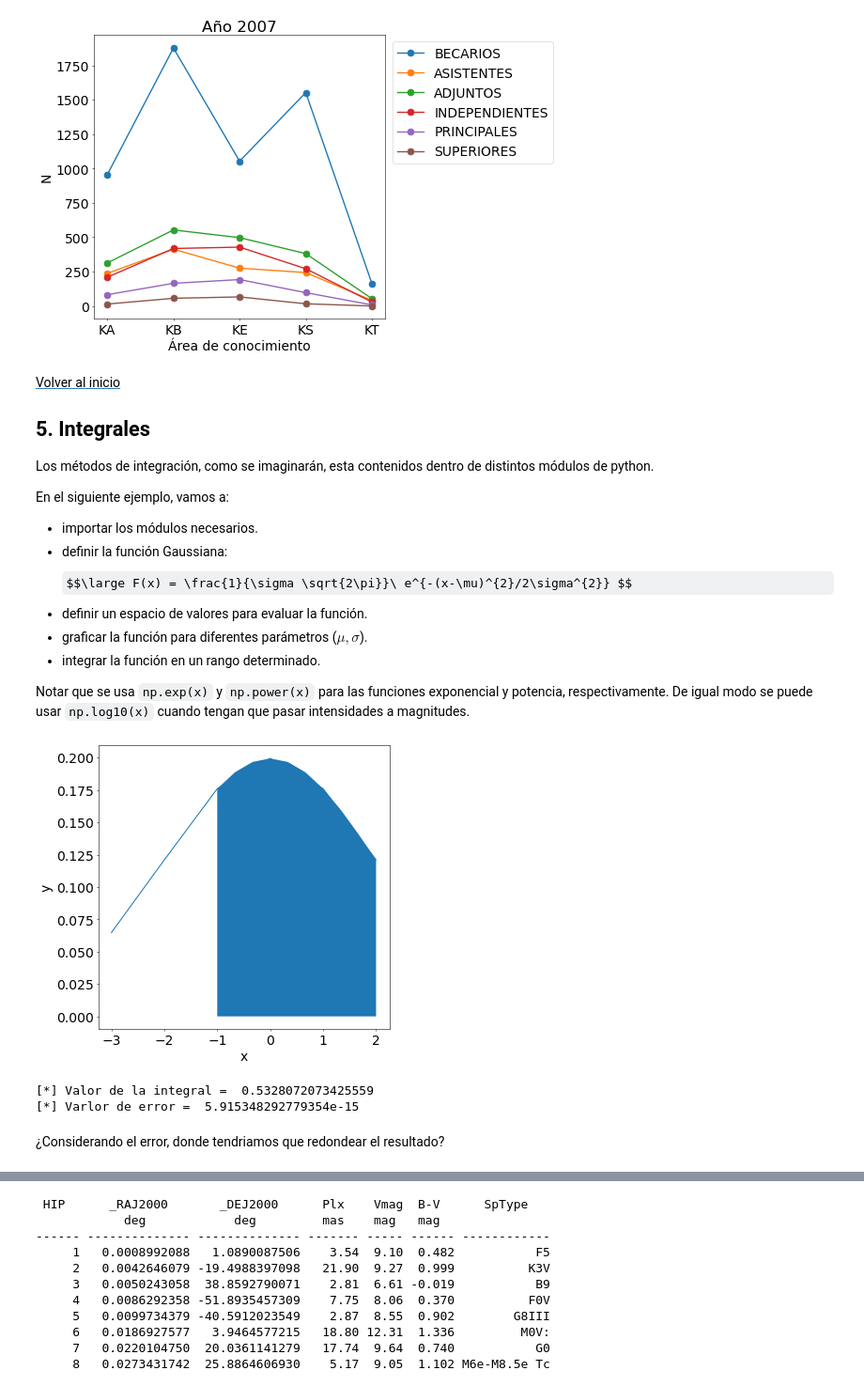
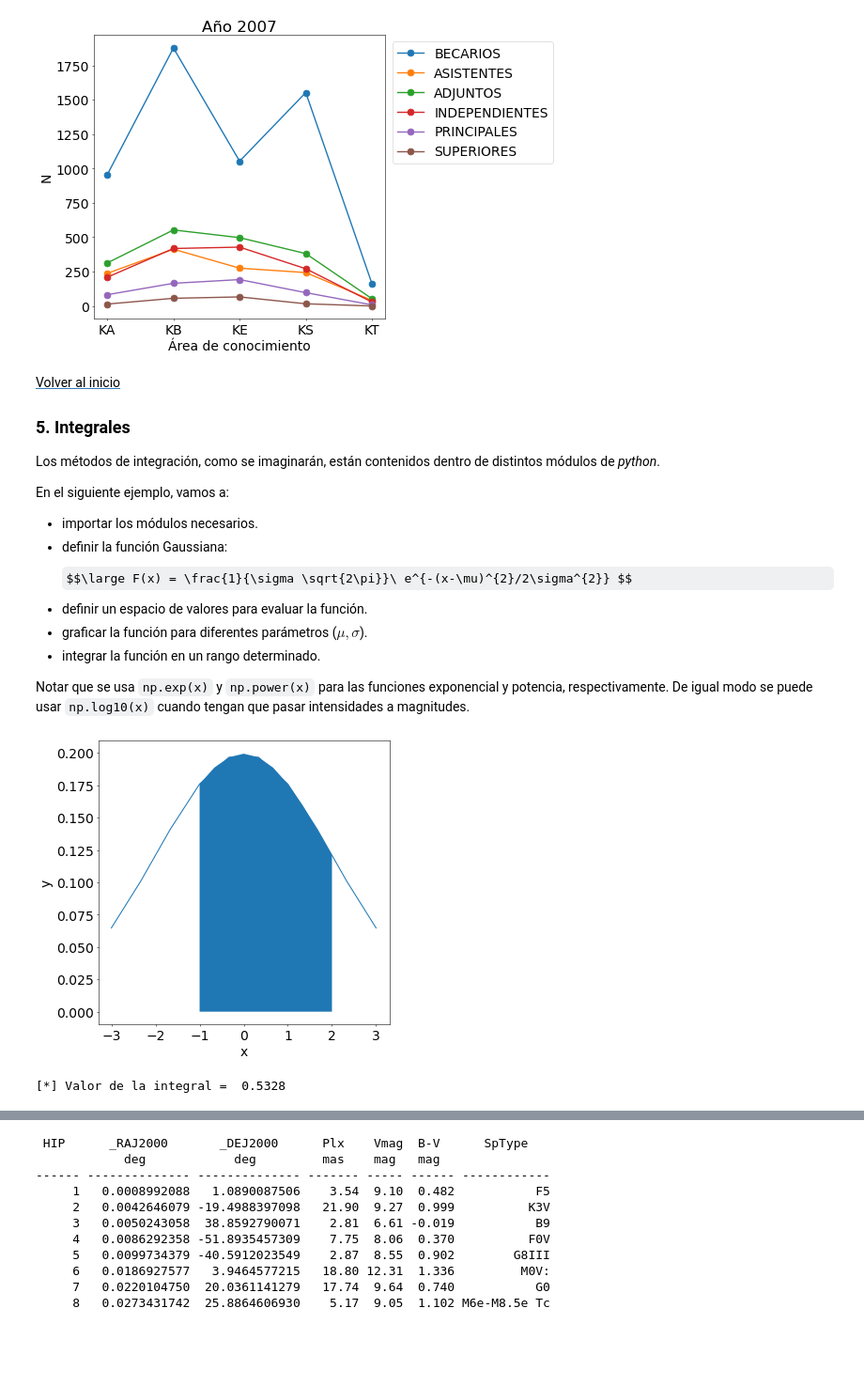
Before and after one commit to JPCalderon/Astronomia-Estelar, a Jupyter notebook: docs/Tutorial_notebook.ipynb, the cells around one changed output, grey strips where cells are left out. Shown at 94% size. Cells and saved outputs as stored; diff of their text form; code cells hidden in the pictures; some formulas as TeX source; blank space fills up the shorter version.

```diff
--- a/docs/Tutorial_notebook.ipynb
+++ b/docs/Tutorial_notebook.ipynb
@@ -192,9 +211,9 @@ plt.show()
 [figure]
 # %% [markdown]
 <a id='integrales'></a>[<span style="float:right; font-size:1em;color:black;">Volver al inicio</span>](#introduccion)
-## 5. Integrales
+### 5. Integrales
 
-Los métodos de integración, como se imaginarán, esta contenidos dentro de distintos módulos de python.
+Los métodos de integración, como se imaginarán, están contenidos dentro de distintos módulos de *python*.
 
 
 En el siguiente ejemplo, vamos a:
@@ -209,43 +228,37 @@
 # %%
 from scipy.integrate import quad
 import matplotlib.pyplot as plt
 import numpy as np
 
 def gaussian(x, mu, sig):
     return 1./(sig*np.sqrt(2.*np.pi)) * np.exp(-np.power((x - mu)/sig, 2.)/2.)
 
-#x_values = np.linspace(-3, 3, 2) # Valor inicial, valor final, cantidad total de valores intermedios
-x_values = np.arange(-3, 3, 1)
-
+x_values = np.linspace(-3, 3, 10) # Valor inicial, valor final, cantidad total de valores intermedios
 mu = 0
 sig = 2
 plt.plot(x_values, gaussian(x_values, mu, sig))
 
 plt.rcParams['figure.figsize'] = [8, 8]
 plt.rcParams.update({'font.size': 20})
 plt.rcParams['figure.dpi'] = 50
 
-plt.xlabel('x')
-plt.ylabel('y')
+plt.xlabel ( 'x' )
+plt.ylabel ( 'y' )
 
 # Esto pinta debajo de la curva entre x1=0 x2=2,
 plt.fill_between(np.linspace(-1, 2, 10), 0, gaussian(np.linspace(-1, 2, 10), 0,2), interpolate=True)
 
 plt.show() # Este comando imprime el grafico
 
-int, err = quad( gaussian, -1, 2, args=(mu, sig) ) # Hacemos la integral
+int, err = quad( gaussian, -1, 2, args=(0,2) ) # Hacemos la integral
 # Par ala función de integración 'quad', se necesita: 1. la Función analítica,
 #  2. el rango de x a integrar, y 3. Si, la función tiene argumentos, se los debe
 #  agregar dentro del tuple 'args=(arg1,arg2,...,argn)'.
 
-print ( "[*] Valor de la integral = ", int)
-print ( "[*] Varlor de error = ", err )
+print ( "[*] Valor de la integral = ", round(int,4) ) # Resultado redondeado a 4 dcimales.
 # %% [output]
-[figure, old version]
+[figure, new version]
-[*] Valor de la integral =  0.5328072073425559
-[*] Varlor de error =  5.915348292779354e-15
+[*] Valor de la integral =  0.5328
-# %% [markdown]
-¿Considerando el error, donde tendriamos que redondear el resultado?
 # %% [markdown]
 <a id='aplicacion'></a>[<span style="float:right; font-size:1em;color:black;">Volver al inicio</span>](#introduccion)
 ## 6. Construyamos un diagrama HR
```
Also changed, not shown: parts of 30 cells of this notebook, 5 other files.
